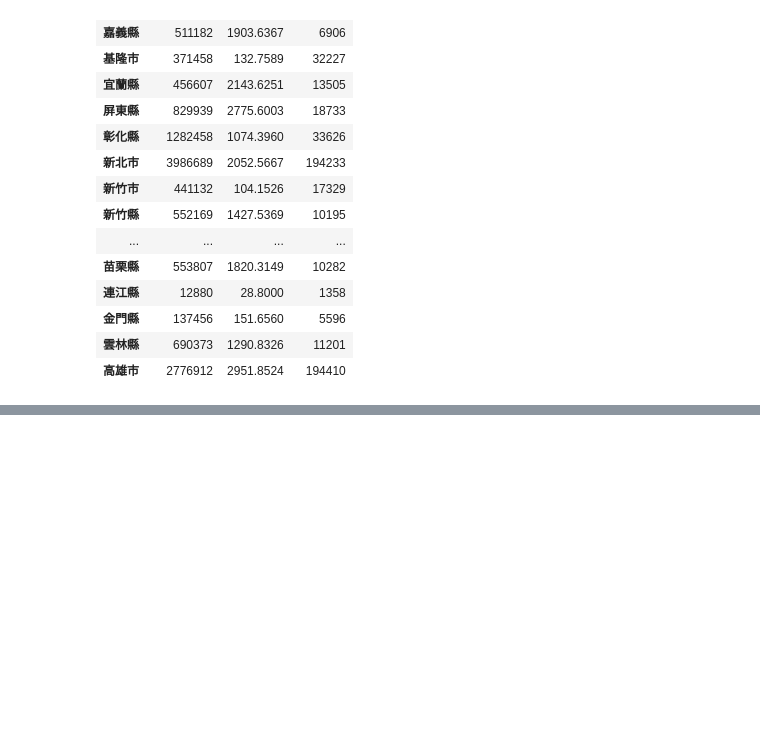
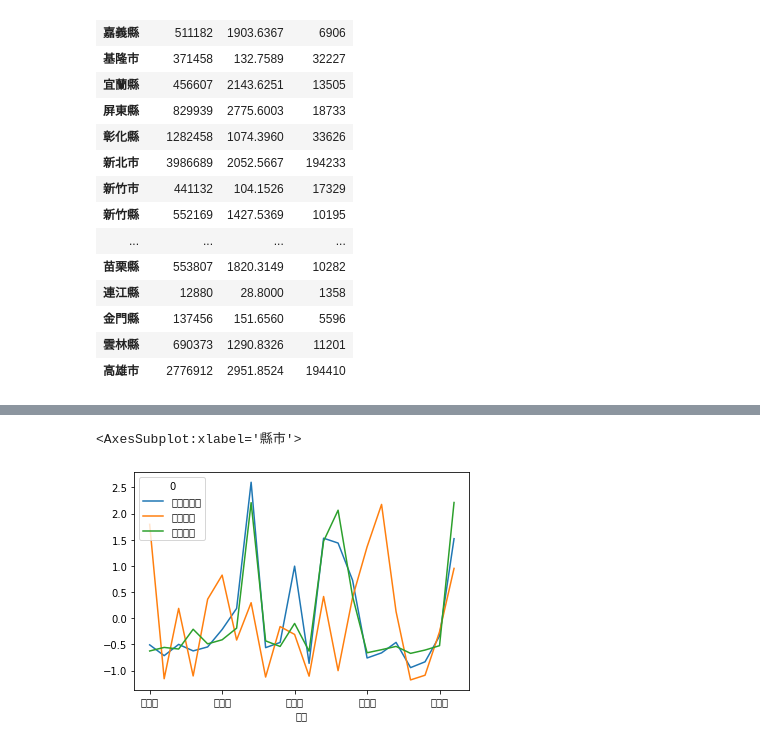
Before and after one commit to roberthsu2003/PythonForDataAnalysis, a Jupyter notebook: 上課內容13/lesson17/lesson17_3.ipynb, the cells around one changed output, grey strips where cells are left out. Cells and saved outputs as stored; diff of their text form; code cells hidden in the pictures; blank space fills up the shorter version.

```diff
--- a/上課內容13/lesson17/lesson17_3.ipynb
+++ b/上課內容13/lesson17/lesson17_3.ipynb
@@ -178,0 +183,11 @@ ModuleNotFoundError: No module named 'matplotlib.pyplt'
+# %%
+mean=result7.mean()
+std = result7.std()
+normalize = (result7 - mean) / std
+
+fig=plt.figure()
+axes = fig.add_subplot(1,1,1)
+normalize.plot(ax=axes)
+# %% [output]
+<AxesSubplot:xlabel='縣市'>
+[figure, added]
```
Also changed, not shown: parts of 2 cells of this notebook.
